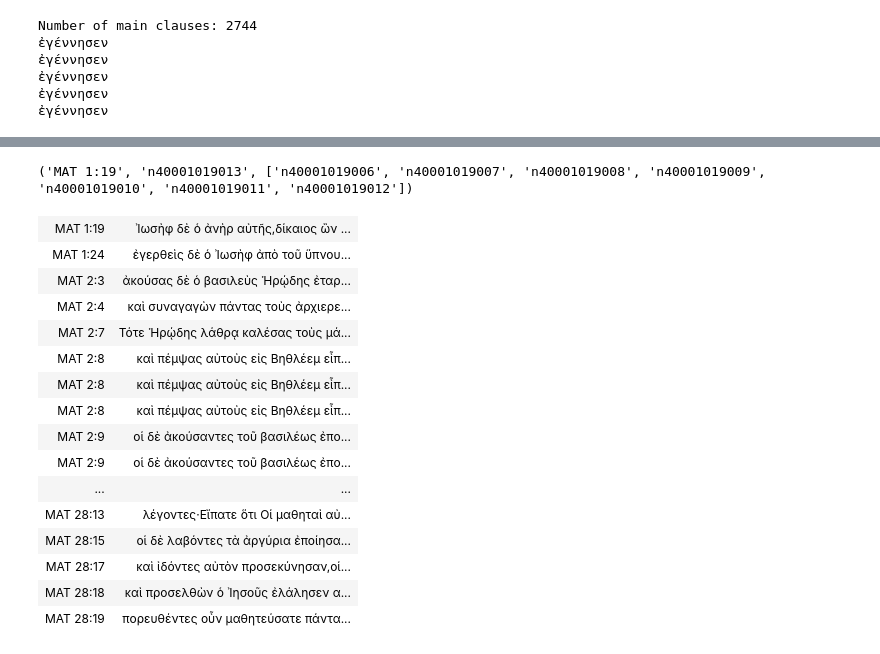
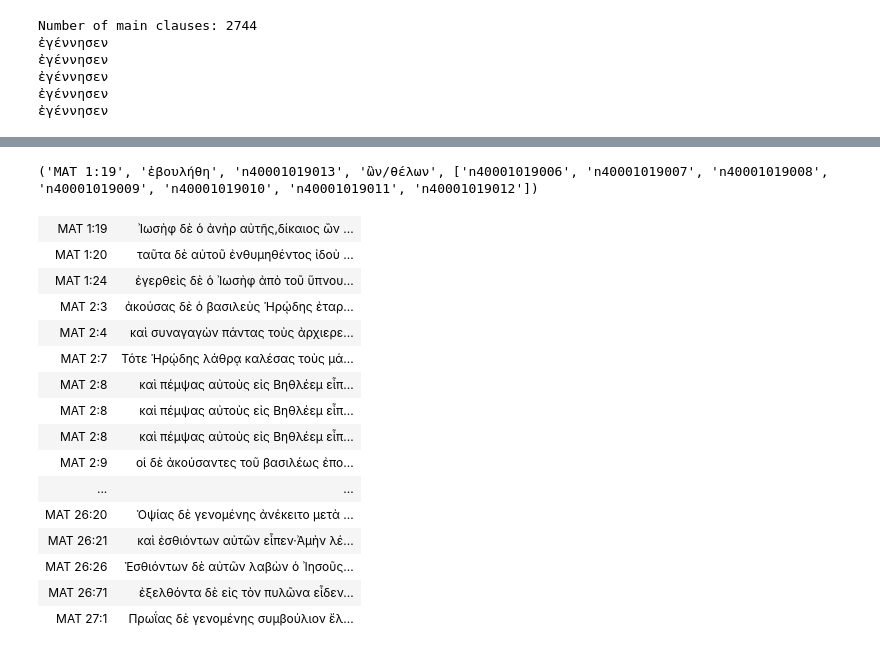
Before and after one commit to jcuenod/clear-labs, a Jupyter notebook: derivative-datasets/backgrounded-phrases.ipynb, the cells around one changed output, grey strips where cells are left out. Drawn from its saved outputs; the diff is of its cells as text; code cells hidden in the pictures.

Commit message:
Add coarse attempt to find genitive absolutes
Also: add output + runner

```diff
--- a/derivative-datasets/backgrounded-phrases.ipynb
+++ b/derivative-datasets/backgrounded-phrases.ipynb
@@ -57,0 +62,5 @@ Number of adjunct participle candidates: 358
+# %%
+for verb, adj, sibling in adjunct_participle_candidates:
+    padded_ref = verb.attrib.get("ref").split("!")[0].ljust(10)
+    padded_verb = verb.text.ljust(20)
+    print(padded_ref, padded_verb, adj)
@@ -57,0 +85,28 @@ Number of adjunct participle candidates: 358
+# %%
+# find potential "genitive absolutes"
+# find the first clause of every sentence
+from util import get_closest_clause, is_substantive
+sentences = root.findall(".//sentence")
+
+maybe_genitive_absolute = []
+for sentence in sentences:
+    clauses = sentence.findall(".//wg[@class='cl']")
+    first_clause = clauses[0]
+
+    # get the main verb of the clause (role=v)
+    main_verbs = first_clause.findall(".//w[@role='v']")
+    if len(main_verbs) == 1 and \
+                                main_verbs[0].attrib.get("mood") == "participle" and \
+                                not is_substantive(main_verbs[0], first_clause) and \
+                                get_closest_clause(main_verbs[0]) == first_clause:
+        maybe_genitive_absolute.append((
+            main_verbs[0],
+            main_verbs[0].text,
+            get_closest_clause(main_verbs[0])
+        ))
+
+print("Number of maybe genitive absolute: " + str(len(maybe_genitive_absolute)))
+for verb, adj, sibling in maybe_genitive_absolute[:10]:
+    padded_ref = verb.attrib.get("ref").split("!")[0].ljust(10)
+    padded_verb = adj.ljust(20)
+    print(padded_ref, padded_verb)
@@ -58,3 +125,7 @@ Number of adjunct participle candidates: 358
+# %%
+# add the maybe genitive absolute to the adjunct participle candidates
+for maybe in maybe_genitive_absolute:
+    adjunct_participle_candidates.append(maybe)
 # %%
 # now we're going to create a list of macula ids for each word in the adjunct and pair it with a verse ref
 def get_id(node):
@@ -70,10 +141,11 @@ def get_ref(node):
 id_list_by_ref = []
 for candidate in adjunct_participle_candidates:
     verb = candidate[0]
-    adjunct = candidate[1]
+    first_adjunct = candidate[1]
+    adjunct = candidate[2]
     # Imperfect
     ref = get_ref(adjunct.find(".//w[@ref]"))
-    id_list_by_ref.append((ref, get_id(verb), get_id_list(adjunct)))
+    id_list_by_ref.append((ref, verb.text, get_id(verb), first_adjunct, get_id_list(adjunct)))
 # %%
 # export to csv
 import csv
@@ -81,34 +153,36 @@ with open('backgrounded-phrases.csv', 'w', newline='') as csvfile:
     writer = csv.writer(csvfile)
     for row in id_list_by_ref:
         writer.writerow(row)
-# %%
-print(id_list_by_ref[0])
-# %% [output]
-('MAT 1:19', 'n40001019013', ['n40001019006', 'n40001019007', 'n40001019008', 'n40001019009', 'n40001019010', 'n40001019011', 'n40001019012'])
+# %%
+if len(id_list_by_ref) > 0:
+    print(id_list_by_ref[0])
+# %% [output]
+('MAT 1:19', 'ἐβουλήθη', 'n40001019013', 'ὢν/θέλων', ['n40001019006', 'n40001019007', 'n40001019008', 'n40001019009', 'n40001019010', 'n40001019011', 'n40001019012'])
 # %%
 from util import macula_tsv_by_ref
 from IPython.display import display, HTML
 
 html_string = "<table>"
-for ref, verb, id_list in id_list_by_ref:
+for ref, text, verb, first_adjunct, id_list in id_list_by_ref:
     # get the macula tsv for the roi
     macula_tsv_for_roi = macula_tsv_by_ref[ref]
 
     html_string += f"<tr><td width='100px'><b>{ref}</b></td><td style='text-align: left !important;'>"
     for word in macula_tsv_for_roi:
         text = word["text"]
         if word["xml:id"] == verb:
             text = f"<span style='background-color: #93C5FD'>{text}</span>"
         if word["xml:id"] in id_list:
             text = f"<span style='background-color: #FED7AA'>{text}</span>"
         after = word["after"]
         html_string += text + after
     html_string += "</td></tr>"
 html_string += "</table>"
 
 display(HTML(html_string))
 # %% [output]
 | MAT 1:19 | Ἰωσὴφ δὲ ὁ ἀνὴρ αὐτῆς,δίκαιος ὢν ... |
+| MAT 1:20 | ταῦτα δὲ αὐτοῦ ἐνθυμηθέντος ἰδοὺ ... |
 | MAT 1:24 | ἐγερθεὶς δὲ ὁ Ἰωσὴφ ἀπὸ τοῦ ὕπνου... |
 | MAT 2:3 | ἀκούσας δὲ ὁ βασιλεὺς Ἡρῴδης ἐταρ... |
 | MAT 2:4 | καὶ συναγαγὼν πάντας τοὺς ἀρχιερε... |
@@ -117,10 +191,9 @@ display(HTML(html_string))
 | MAT 2:8 | καὶ πέμψας αὐτοὺς εἰς Βηθλέεμ εἶπ... |
 | MAT 2:8 | καὶ πέμψας αὐτοὺς εἰς Βηθλέεμ εἶπ... |
 | MAT 2:9 | οἱ δὲ ἀκούσαντες τοῦ βασιλέως ἐπο... |
-| MAT 2:9 | οἱ δὲ ἀκούσαντες τοῦ βασιλέως ἐπο... |
 | ... | ... |
-| MAT 28:13 | λέγοντες·Εἴπατε ὅτι Οἱ μαθηταὶ αὐ... |
-| MAT 28:15 | οἱ δὲ λαβόντες τὰ ἀργύρια ἐποίησα... |
-| MAT 28:17 | καὶ ἰδόντες αὐτὸν προσεκύνησαν,οἱ... |
-| MAT 28:18 | καὶ προσελθὼν ὁ Ἰησοῦς ἐλάλησεν α... |
-| MAT 28:19 | πορευθέντες οὖν μαθητεύσατε πάντα... |
+| MAT 26:20 | Ὀψίας δὲ γενομένης ἀνέκειτο μετὰ ... |
+| MAT 26:21 | καὶ ἐσθιόντων αὐτῶν εἶπεν·Ἀμὴν λέ... |
+| MAT 26:26 | Ἐσθιόντων δὲ αὐτῶν λαβὼν ὁ Ἰησοῦς... |
+| MAT 26:71 | ἐξελθόντα δὲ εἰς τὸν πυλῶνα εἶδεν... |
+| MAT 27:1 | Πρωΐας δὲ γενομένης συμβούλιον ἔλ... |
```
Also changed, not shown: parts of 5 cells of this notebook, 29 other files.
